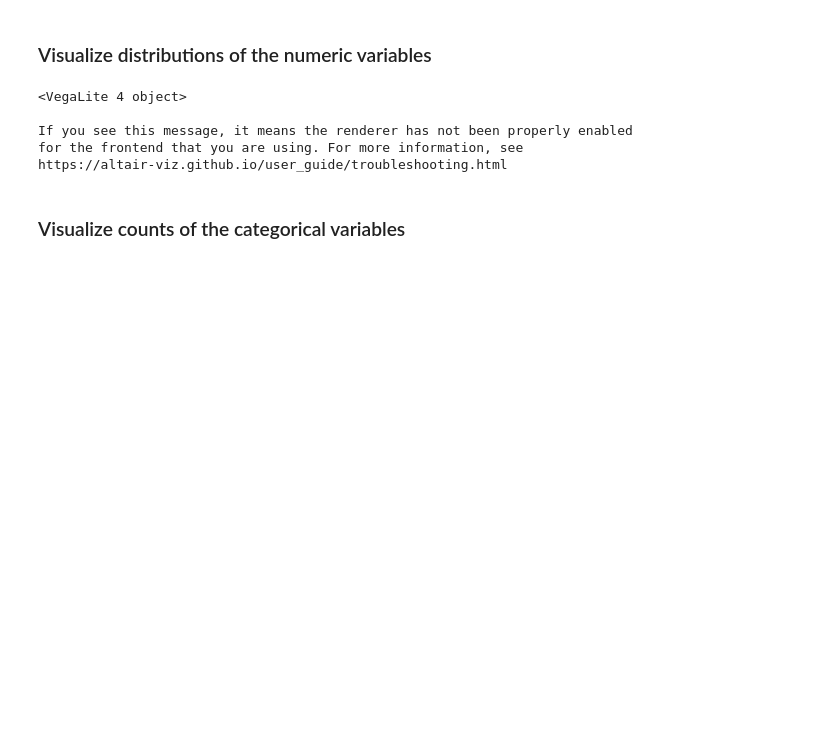
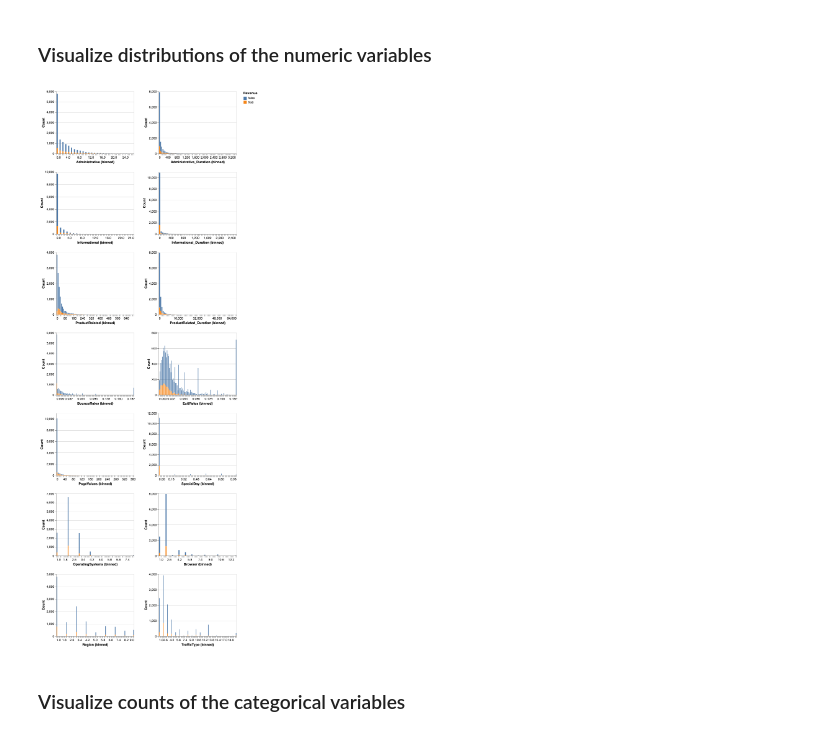
Before and after one commit to UBC-MDS/online-shoppers-purchasing-intention, a Jupyter notebook: src/eda.ipynb, the cells around one changed output. Saved outputs shown, nothing was run; the diff lists cells and outputs as text; code cells hidden in the pictures; blank space fills up the shorter version.

```diff
--- a/src/eda.ipynb
+++ b/src/eda.ipynb
@@ -63,22 +111,20 @@ numeric_cols = raw_data.select_dtypes('number').columns.tolist()
 category_cols = ['Month', 'VisitorType', 'Weekend']
 target_var = 'Revenue'
 # %%
+# nico note to team: I added colour by revenue
 alt.Chart(raw_data).mark_bar().encode(
      alt.X(alt.repeat(), type='quantitative', bin=alt.Bin(maxbins=100)),
-     y=alt.Y('count()', title='Count'),
+     alt.Y('count()', title='Count'),
+     alt.Color("Revenue")
 ).properties(
     width=250,
     height=200
 ).repeat(
     numeric_cols,
     columns=2
 )
 # %% [output]
-<VegaLite 4 object>
-
-If you see this message, it means the renderer has not been properly enabled
-for the frontend that you are using. For more information, see
-https://altair-viz.github.io/user_guide/troubleshooting.html
+[figure, added]
 # %% [markdown]
 ### Visualize counts of the categorical variables
 # %%
```
Also changed, not shown: parts of 22 cells of this notebook.
